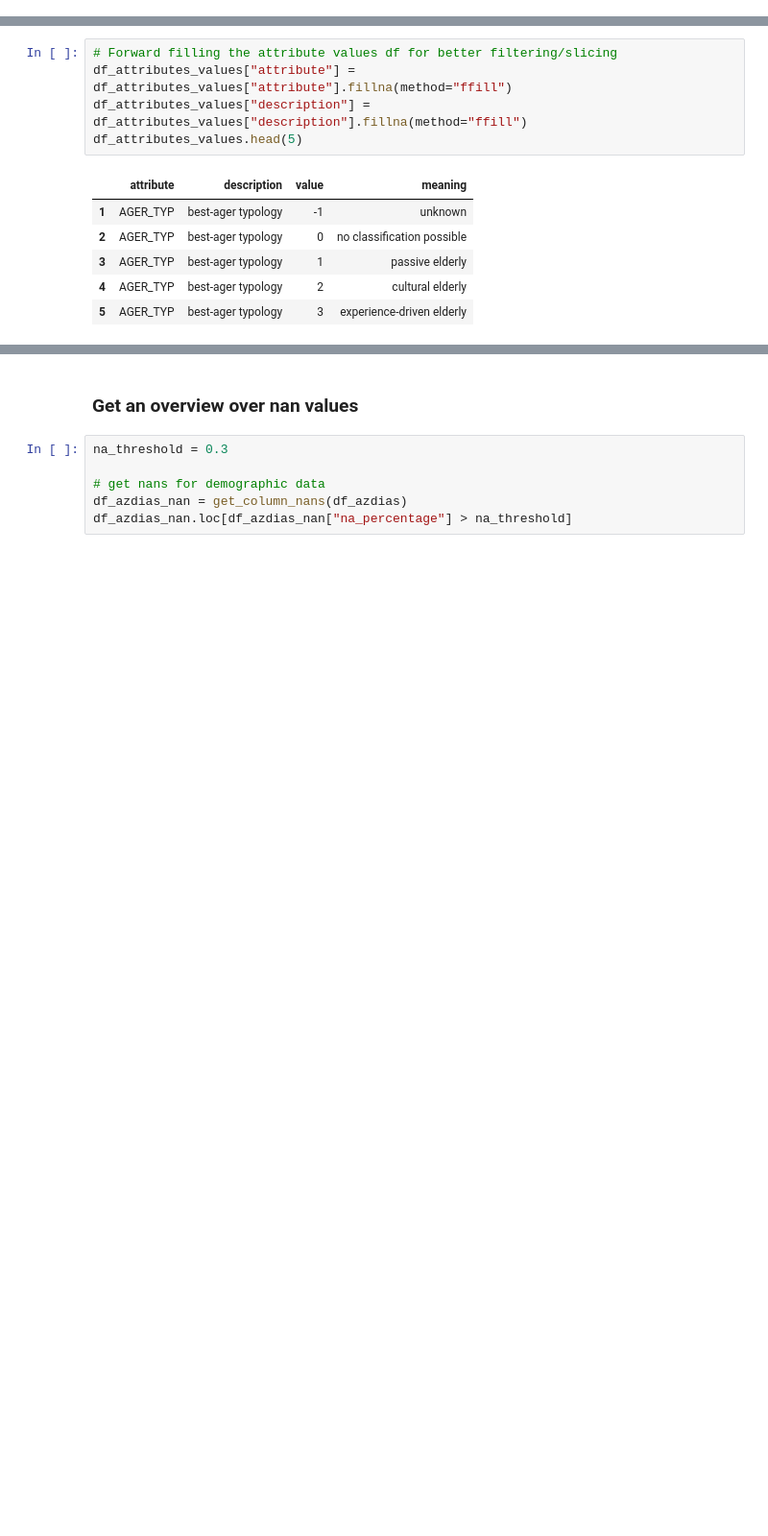
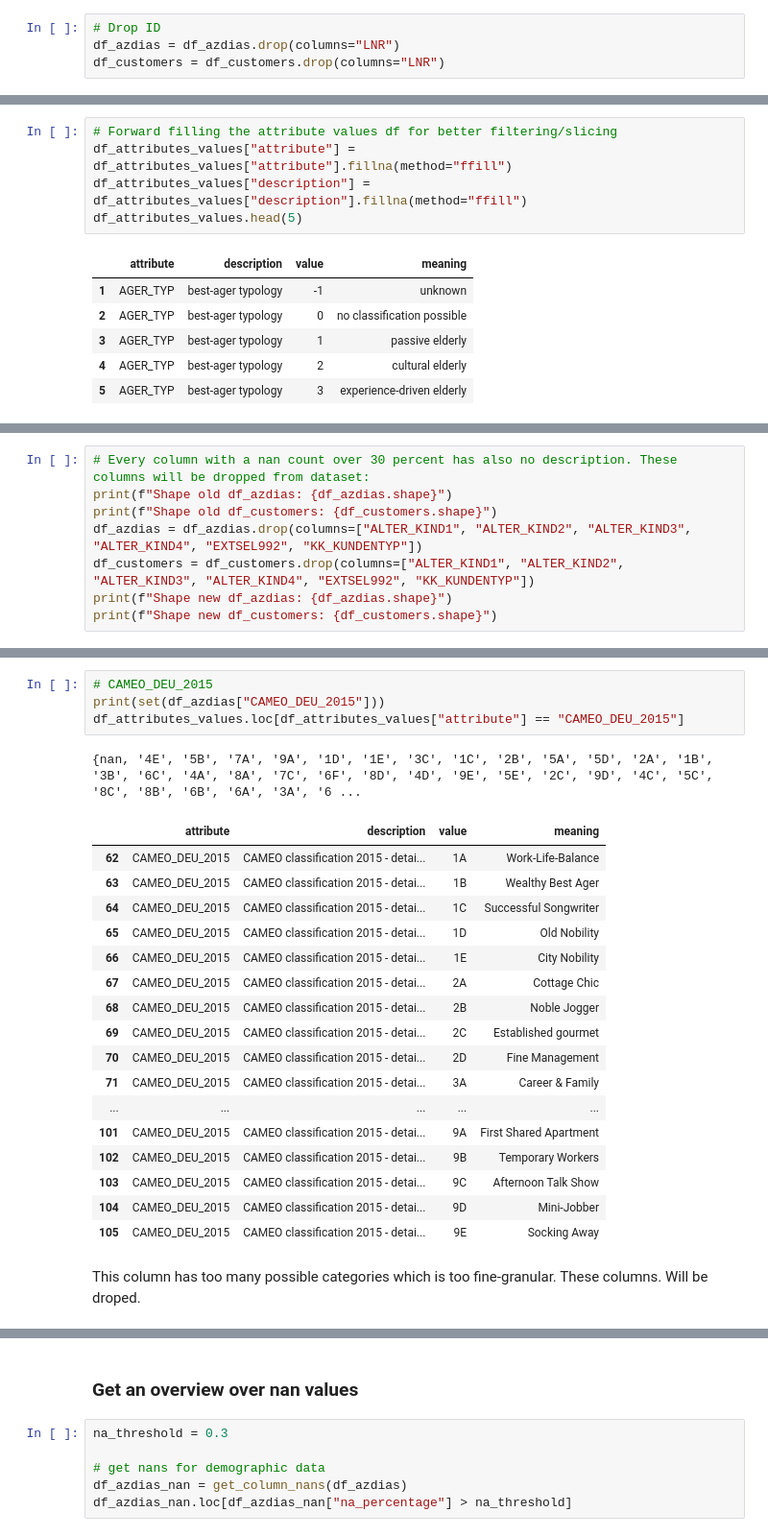
Before and after one commit to TobiPrae/customer_segmentation, a Jupyter notebook: CustomerSegmentation.ipynb, the cells around one changed output, grey strips where cells are left out. Shown at 96% size. Drawn from its saved outputs; the diff is of its cells as text; blank space fills up the shorter version.

```diff
--- a/CustomerSegmentation.ipynb
+++ b/CustomerSegmentation.ipynb
@@ -102,3 +146,7 @@ def get_column_nans(df, sorting_order_ascending=False):
+# %%
+# Drop ID
+df_azdias = df_azdias.drop(columns="LNR")
+df_customers = df_customers.drop(columns="LNR")
 # %%
 # Check df_information_levels
 df_information_levels.head(5)
@@ -155,0 +225,8 @@ description_available: 272
+# %%
+# Every column with a nan count over 30 percent has also no description. These columns will be dropped from dataset:
+print(f"Shape old df_azdias: {df_azdias.shape}")
+print(f"Shape old df_customers: {df_customers.shape}")
+df_azdias = df_azdias.drop(columns=["ALTER_KIND1", "ALTER_KIND2", "ALTER_KIND3", "ALTER_KIND4", "EXTSEL992", "KK_KUNDENTYP"])
+df_customers = df_customers.drop(columns=["ALTER_KIND1", "ALTER_KIND2", "ALTER_KIND3", "ALTER_KIND4", "EXTSEL992", "KK_KUNDENTYP"])
+print(f"Shape new df_azdias: {df_azdias.shape}")
+print(f"Shape new df_customers: {df_customers.shape}")
@@ -155,0 +266,25 @@ description_available: 272
+# %%
+# CAMEO_DEU_2015
+print(set(df_azdias["CAMEO_DEU_2015"]))
+df_attributes_values.loc[df_attributes_values["attribute"] == "CAMEO_DEU_2015"]
+# %% [output]
+{nan, '4E', '5B', '7A', '9A', '1D', '1E', '3C', '1C', '2B', '5A', '5D', '2A', '1B', '3B', '6C', '4A', '8A', '7C', '6F', '8D', '4D', '9E', '5E', '2C', '9D', '4C', '5C', '8C', '8B', '6B', '6A', '3A', '6 ...
+|  | attribute | description | value | meaning |
+| 62 | CAMEO_DEU_2015 | CAMEO classification 2015 - detai... | 1A | Work-Life-Balance |
+| 63 | CAMEO_DEU_2015 | CAMEO classification 2015 - detai... | 1B | Wealthy Best Ager |
+| 64 | CAMEO_DEU_2015 | CAMEO classification 2015 - detai... | 1C | Successful Songwriter |
+| 65 | CAMEO_DEU_2015 | CAMEO classification 2015 - detai... | 1D | Old Nobility |
+| 66 | CAMEO_DEU_2015 | CAMEO classification 2015 - detai... | 1E | City Nobility |
+| 67 | CAMEO_DEU_2015 | CAMEO classification 2015 - detai... | 2A | Cottage Chic |
+| 68 | CAMEO_DEU_2015 | CAMEO classification 2015 - detai... | 2B | Noble Jogger |
+| 69 | CAMEO_DEU_2015 | CAMEO classification 2015 - detai... | 2C | Established gourmet |
+| 70 | CAMEO_DEU_2015 | CAMEO classification 2015 - detai... | 2D | Fine Management |
+| 71 | CAMEO_DEU_2015 | CAMEO classification 2015 - detai... | 3A | Career & Family |
+| ... | ... | ... | ... | ... |
+| 101 | CAMEO_DEU_2015 | CAMEO classification 2015 - detai... | 9A | First Shared Apartment |
+| 102 | CAMEO_DEU_2015 | CAMEO classification 2015 - detai... | 9B | Temporary Workers |
+| 103 | CAMEO_DEU_2015 | CAMEO classification 2015 - detai... | 9C | Afternoon Talk Show |
+| 104 | CAMEO_DEU_2015 | CAMEO classification 2015 - detai... | 9D | Mini-Jobber |
+| 105 | CAMEO_DEU_2015 | CAMEO classification 2015 - detai... | 9E | Socking Away |
+# %% [markdown]
+This column has too many possible categories which is too fine-granular. These columns. Will be droped.
```
Also changed, not shown: parts of 58 cells of this notebook.
